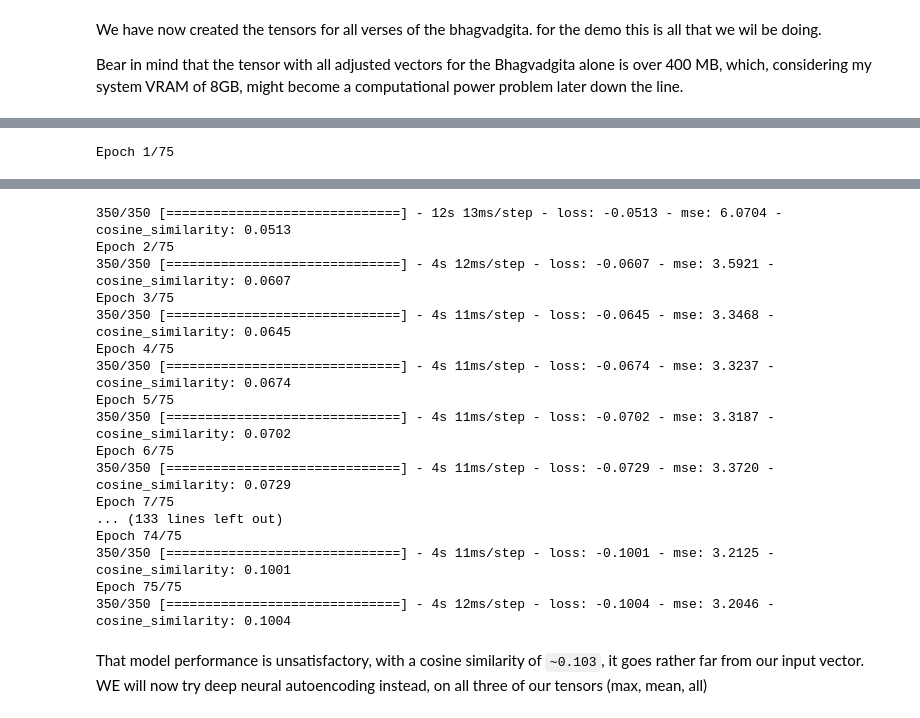
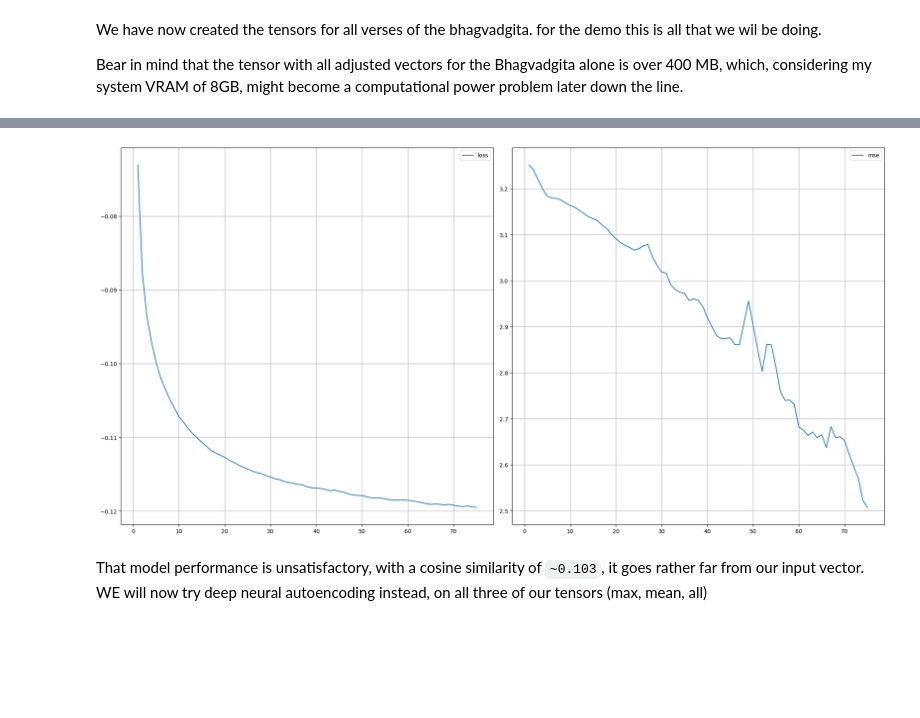
Before and after one commit to 7Zenox/vaani, a Jupyter notebook: backend/ModelExperimentation.ipynb, the cells around one changed output, grey strips where cells are left out. Cells and saved outputs as stored; diff of their text form; code cells hidden in the pictures; blank space fills up the shorter version.

```diff
--- a/backend/ModelExperimentation.ipynb
+++ b/backend/ModelExperimentation.ipynb
@@ -253,7 +248,7 @@ input_img = keras.Input(shape=(256, 300))
 
 x = layers.Conv1D(300/5, (5), activation='tanh', padding='same')(input_img)
 # x = layers.MaxPooling1D((8), padding='same')(x)
-x = layers.Conv1D(60/3, (3), activation='sigmoid', padding='same')(x)
+x = layers.Conv1D(60/3, (3), activation='relu', padding='same')(x)
 # x = layers.MaxPooling1D((8), padding='same')(x)
 x = layers.Conv1D(20/2, (3), activation='relu', padding='same')(x)
 # encoded = layers.MaxPooling1D((4), padding='same')(x)
@@ -261,13 +256,13 @@ encoded = x
 
 x = layers.Conv1D(20, (3), activation='tanh', padding='same')(encoded)
 x = layers.UpSampling1D((1))(x)
-x = layers.Conv1D(60, (3), activation='sigmoid', padding='same')(x)
+x = layers.Conv1D(60, (3), activation='relu', padding='same')(x)
 x = layers.UpSampling1D((1))(x)
-x = layers.Conv1D(300, (1), activation='sigmoid')(x)
+x = layers.Conv1D(300, (1), activation='relu')(x)
 x = layers.UpSampling1D((1))(x)
 decoded = layers.Conv1D(300, (5), activation='relu', padding='same')(x)
 
 autoencoder = keras.Model(input_img, decoded)
-autoencoder.compile(optimizer='adam', loss=['cosine_similarity'], metrics=['mse', 'cosine_similarity'])
+autoencoder.compile(optimizer='adam', loss=['cosine_similarity'], metrics=['mse'])
 autoencoder.summary()
 # %% [output]
@@ -296,4 +294,3 @@ log_dir = "logs/fit/" + datetime.datetime.now().strftime("%Y%m%d-%H%M%S")
 # %%
-history = autoencoder.fit(talltokens, talltokens, batch_size=2, epochs=75, shuffle=True, verbose=1, callbacks=tf.keras.callbacks.TensorBoard(log_dir=log_dir, histogram_freq=3))
+history = autoencoder.fit(talltokens, talltokens, batch_size=2, epochs=75, shuffle=True, verbose=0, callbacks=PlotLearning())
 # %% [output]
-Epoch 1/75
@@ -308,20 +297,4 @@ Epoch 1/75
-350/350 [==============================] - 12s 13ms/step - loss: -0.0513 - mse: 6.0704 - cosine_similarity: 0.0513
-Epoch 2/75
-350/350 [==============================] - 4s 12ms/step - loss: -0.0607 - mse: 3.5921 - cosine_similarity: 0.0607
-Epoch 3/75
-350/350 [==============================] - 4s 11ms/step - loss: -0.0645 - mse: 3.3468 - cosine_similarity: 0.0645
-Epoch 4/75
-350/350 [==============================] - 4s 11ms/step - loss: -0.0674 - mse: 3.3237 - cosine_similarity: 0.0674
-Epoch 5/75
-350/350 [==============================] - 4s 11ms/step - loss: -0.0702 - mse: 3.3187 - cosine_similarity: 0.0702
-Epoch 6/75
-350/350 [==============================] - 4s 11ms/step - loss: -0.0729 - mse: 3.3720 - cosine_similarity: 0.0729
-Epoch 7/75
-... (133 lines left out)
-Epoch 74/75
-350/350 [==============================] - 4s 11ms/step - loss: -0.1001 - mse: 3.2125 - cosine_similarity: 0.1001
-Epoch 75/75
-350/350 [==============================] - 4s 12ms/step - loss: -0.1004 - mse: 3.2046 - cosine_similarity: 0.1004
+[figure, added]
 # %% [markdown]
 That model performance is unsatisfactory, with a cosine similarity of `~0.103`, it goes rather far from our input vector.
 WE will now try deep neural autoencoding instead, on all three of our tensors (max, mean, all)
```
Also changed, not shown: parts of 30 cells of this notebook, 17 other files.
